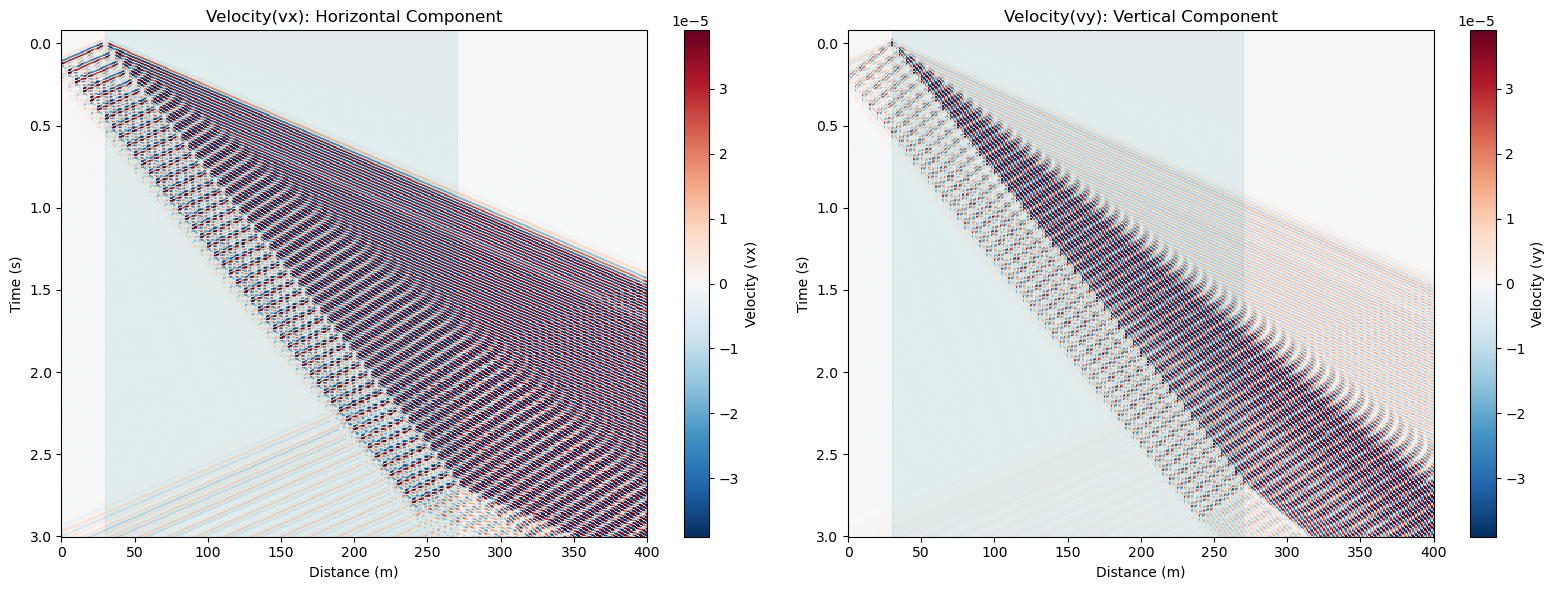
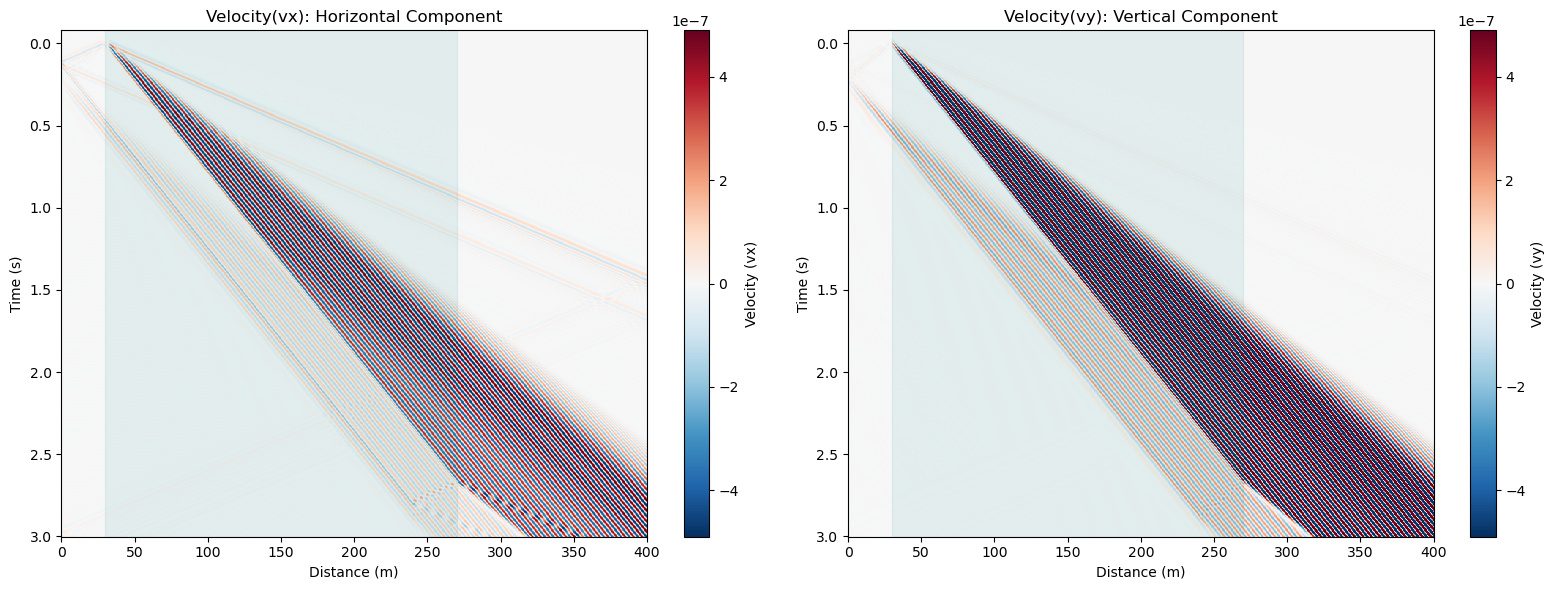
Unified diff of the notebook cell whose output changed from the first chart to the second:
--- before
+++ after
@@ -19,5 +19,5 @@
 
 # Request a spatial grid, letting Salvus keep its native solver time steps
-x_grid = np.linspace(0, 400, 401)
+x_grid = np.linspace(0, 400, 801)
 y_surface = 1.5  # Snow-air interface receiver line
 
@@ -47,5 +47,7 @@
 combined_vy = np.zeros((len(t_actual), len(x_grid)))
 
-base_x_source = 30.0  # Where our reference simulation source was fired
+base_x_source = 30.0  # Where reference simulation source was fired
+
+num_total_sources = len(x_positions)
 
 for i, x_pos in enumerate(x_positions):
@@ -61,7 +63,7 @@
     vy_s = ref_vy.interp({x_name: shifted_x, t_name: shifted_t}, method="linear", kwargs={"fill_value": 0.0})
     
-    # Transpose to ensure order matches (time, x) and accumulate values safely
-    combined_vx += vx_s.transpose(t_name, x_name).values
-    combined_vy += vy_s.transpose(t_name, x_name).values
+    # Normalize by dividing by num_total_sources
+    combined_vx += (vx_s.transpose(t_name, x_name).values / num_total_sources)
+    combined_vy += (vy_s.transpose(t_name, x_name).values / num_total_sources)
 
 print("Superposition complete with proper shapes and time delays!")
@@ -74,5 +76,5 @@
 im_vx = axes[0].pcolormesh(x_grid, t_actual, combined_vx, shading="none", cmap="RdBu_r", vmin=-vmax, vmax=vmax)
 axes[0].invert_yaxis()
-axes[0].axvspan(x_positions[0], x_positions[-1], color="teal", alpha=0.08, label="Rupture Zone")
+#axes[0].axvspan(x_positions[0], x_positions[-1], color="teal", alpha=0.08, label="Rupture Zone")
 axes[0].set_xlabel("Distance (m)")
 axes[0].set_ylabel("Time (s)")
@@ -84,5 +86,5 @@
 im_vy = axes[1].pcolormesh(x_grid, t_actual, combined_vy, shading="none", cmap="RdBu_r", vmin=-vmax, vmax=vmax)
 axes[1].invert_yaxis()
-axes[1].axvspan(x_positions[0], x_positions[-1], color="teal", alpha=0.08)
+#axes[1].axvspan(x_positions[0], x_positions[-1], color="teal", alpha=0.08)
 axes[1].set_xlabel("Distance (m)")
 axes[1].set_ylabel("Time (s)")

Commit: increased points in x_array, commented reciever shading area